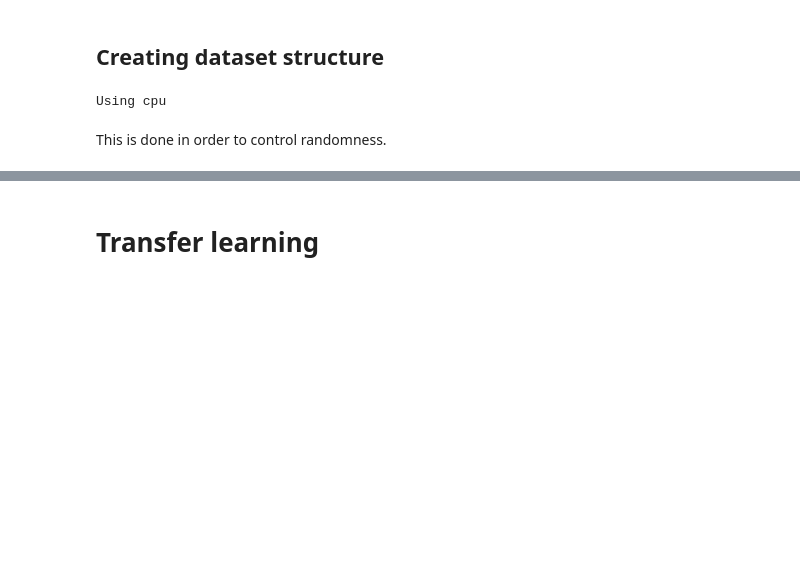
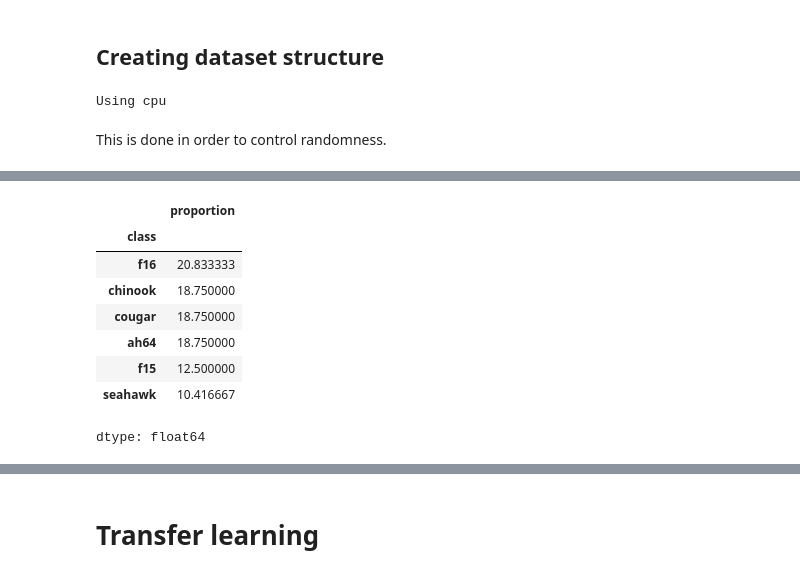
Before and after one commit to cam2149/MachineLearningIV, a Jupyter notebook: aa_iv_2025_i_object_localization.ipynb, the cells around one changed output, grey strips where cells are left out. Saved outputs shown, nothing was run; the diff lists cells and outputs as text; code cells hidden in the pictures; blank space fills up the shorter version.

```diff
--- a/aa_iv_2025_i_object_localization.ipynb
+++ b/aa_iv_2025_i_object_localization.ipynb
@@ -147,20 +176,11 @@ Using cpu
 # %% [markdown]
 This is done in order to control randomness.
 # %%
-DATA_DIR = '/kaggle/input/aa-iv-2025-i-object-localization/'
-WORK_DIR = '/kaggle/working'
+DATA_DIR = '/content/kaggle'
+WORK_DIR = '/content/kaggle/working'
 BATCH_SIZE = 32
-
-img_dir = osp.join(DATA_DIR, "images/images")
-
-df = pd.read_csv(osp.join(DATA_DIR, "train.csv"))
-
+img_dir = osp.join(DATA_DIR, "images/")
+train_file = osp.join(DATA_DIR, "train.csv")
 obj2id  = {'f16':0,'cougar':1,'chinook':2,'ah64':3,'f15':4,'seahawk':5}
-
 id2obj  = {0:'f16',1:'cougar',2:'chinook',3:'ah64',4:'f15',5:'seahawk'}
-
-df["class_id"] = df["class"].map(obj2id)
-
 columns_f=['filename','xmin','ymin','xmax','ymax','class','class_id']
-
-df= df[columns_f].copy()
@@ -239,0 +358,13 @@ But the test set only contains the filename of each image, so we have to generat
+# %%
+#Muestra la distribución porcentual de cada clase o categoría dentro de tu conjunto de datos de entrenamiento (val_df)
+val_df['class'].value_counts(1) * 100
+# %% [output]
+|  | proportion |
+| class |  |
+| f16 | 20.833333 |
+| chinook | 18.750000 |
+| cougar | 18.750000 |
+| ah64 | 18.750000 |
+| f15 | 12.500000 |
+| seahawk | 10.416667 |
+dtype: float64
```
Also changed, not shown: parts of 45 cells of this notebook.
